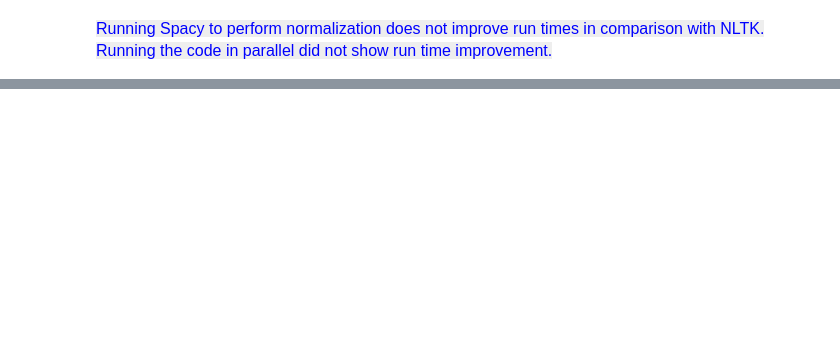
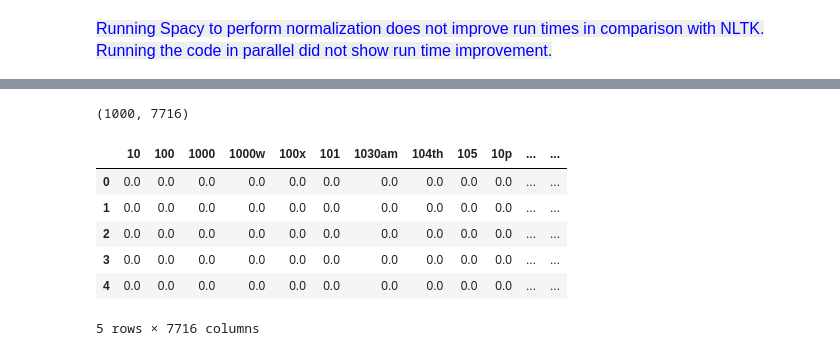
Before and after one commit to biman-zen/FinalCapstone, a Jupyter notebook: FinalCapstone_DW_EDA.ipynb, the cells around one changed output, grey strips where cells are left out. Saved outputs shown, nothing was run; the diff lists cells and outputs as text; code cells hidden in the pictures; blank space fills up the shorter version.

```diff
--- a/FinalCapstone_DW_EDA.ipynb
+++ b/FinalCapstone_DW_EDA.ipynb
@@ -465,0 +531,6 @@ counted_tokens.most_common(5)
+# %%
+# Process text for TFIDF analysis
+start = time.time()
+text = process_tfdif(sample_df)
+end = time.time()
+print(f"Time elapsed: {round((end - start)/60,1)} min")
@@ -465,0 +539,30 @@ counted_tokens.most_common(5)
+# %%
+# TFIDF vectorizer
+vectorizer = TfidfVectorizer()
+# Fit transform
+tfidf_matrix = vectorizer.fit_transform(text)
+# Convert sparse matrix to an array
+tfidf_dense = tfidf_matrix.toarray()
+print(tfidf_dense.shape)
+# Get out word list from fit
+tfidf_feature_names = vectorizer.get_feature_names_out()
+# %% [output]
+(1000, 7716)
+# %%
+# Convert to Pandas dataframe
+
+# The matrix of TF-IDF creates a matrix columns associated with the words and
+# rows designate their score
+df_tfidf = pd.DataFrame(
+                tfidf_dense,
+                columns = tfidf_feature_names
+                )
+df_tfidf.head(5)
+# %% [output]
+|  | 10 | 100 | 1000 | 1000w | 100x | 101 | 1030am | 104th | 105 | 10p | ... | ... |
+| 0 | 0.0 | 0.0 | 0.0 | 0.0 | 0.0 | 0.0 | 0.0 | 0.0 | 0.0 | 0.0 | ... | ... |
+| 1 | 0.0 | 0.0 | 0.0 | 0.0 | 0.0 | 0.0 | 0.0 | 0.0 | 0.0 | 0.0 | ... | ... |
+| 2 | 0.0 | 0.0 | 0.0 | 0.0 | 0.0 | 0.0 | 0.0 | 0.0 | 0.0 | 0.0 | ... | ... |
+| 3 | 0.0 | 0.0 | 0.0 | 0.0 | 0.0 | 0.0 | 0.0 | 0.0 | 0.0 | 0.0 | ... | ... |
+| 4 | 0.0 | 0.0 | 0.0 | 0.0 | 0.0 | 0.0 | 0.0 | 0.0 | 0.0 | 0.0 | ... | ... |
+5 rows × 7716 columns
```
Also changed, not shown: parts of 37 cells of this notebook.
